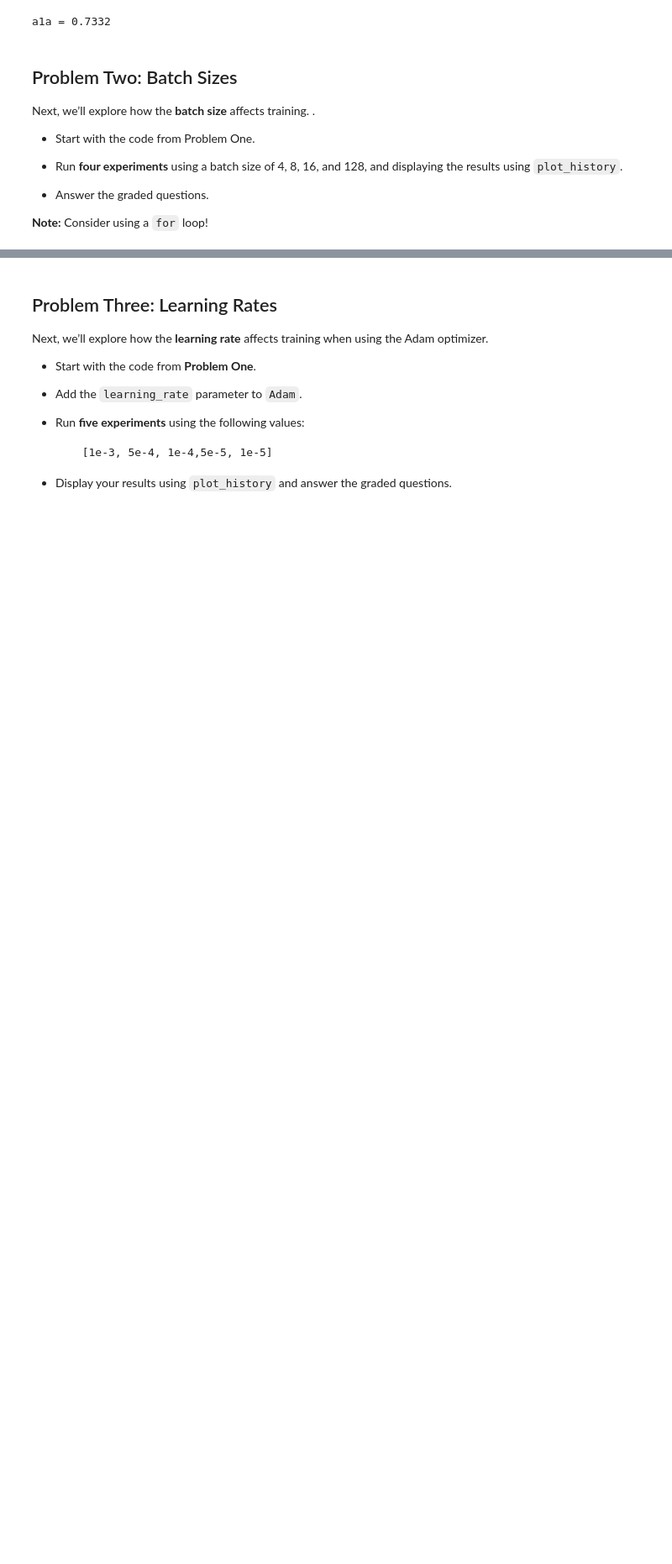
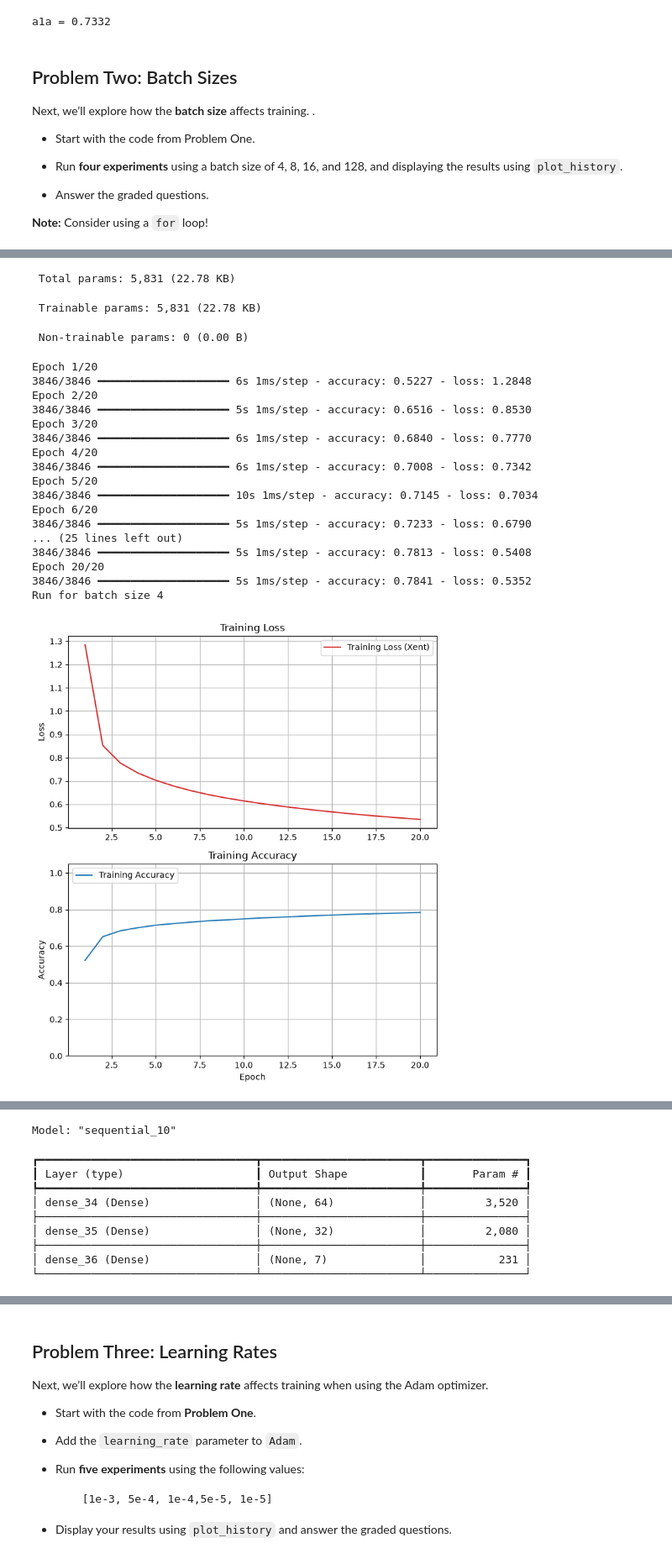
Before and after one commit to AL-Holmes/DX703-Assignments, a Jupyter notebook: Homework_02.ipynb, the cells around one changed output, grey strips where cells are left out. Shown at 84% size. Cells and saved outputs as stored; diff of their text form; code cells hidden in the pictures; blank space fills up the shorter version.

```diff
--- a/Homework_02.ipynb
+++ b/Homework_02.ipynb
@@ -237,4 +237,35 @@ Next, we’ll explore how the **batch size** affects training. .
 
 **Note:** Consider using a `for` loop!
 # %%
-# Your code here
+# Four batches of size 4, 8, 16, 128
+batch_sizes = [4,8,16,128]
+accuracy_hist = []
+
+for batch in batch_sizes:
+    epochs = 20
+    batch_size = batch
+    optimizer = Adam(learning_rate=0.0001)
+
+    model_base = Sequential(
+    [
+       Input(shape=(X_train.shape[1],)),     # Explicit input layer
+       Dense(64, activation="relu"),
+       Dense(32, activation="relu"),
+       Dense(len(classes), activation="softmax")
+    ]
+)
+
+    model_base.summary()
+
+    model_base.compile(optimizer=optimizer, loss='sparse_categorical_crossentropy',metrics=['accuracy'])
+
+    regression_history = model_base.fit(X_train_scaled,
+                                            y_train,
+                                            epochs  = epochs,     # Specify the number of iterations of training
+                                            batch_size=batch_size,
+                                            verbose = 1             # run silently
+                                            )
+    print(f"Run for batch size {batch}")
+    accuracy_hist.append(regression_history.history['accuracy'][-1] )
+    plot_history(regression_history)
+# %% [output]
@@ -240,0 +282,21 @@ Next, we’ll explore how the **batch size** affects training. .
+ Total params: 5,831 (22.78 KB)
+ Trainable params: 5,831 (22.78 KB)
+ Non-trainable params: 0 (0.00 B)
+Epoch 1/20
+3846/3846 ━━━━━━━━━━━━━━━━━━━━ 6s 1ms/step - accuracy: 0.5227 - loss: 1.2848
+Epoch 2/20
+3846/3846 ━━━━━━━━━━━━━━━━━━━━ 5s 1ms/step - accuracy: 0.6516 - loss: 0.8530
+Epoch 3/20
+3846/3846 ━━━━━━━━━━━━━━━━━━━━ 6s 1ms/step - accuracy: 0.6840 - loss: 0.7770
+Epoch 4/20
+3846/3846 ━━━━━━━━━━━━━━━━━━━━ 6s 1ms/step - accuracy: 0.7008 - loss: 0.7342
+Epoch 5/20
+3846/3846 ━━━━━━━━━━━━━━━━━━━━ 10s 1ms/step - accuracy: 0.7145 - loss: 0.7034
+Epoch 6/20
+3846/3846 ━━━━━━━━━━━━━━━━━━━━ 5s 1ms/step - accuracy: 0.7233 - loss: 0.6790
+... (25 lines left out)
+3846/3846 ━━━━━━━━━━━━━━━━━━━━ 5s 1ms/step - accuracy: 0.7813 - loss: 0.5408
+Epoch 20/20
+3846/3846 ━━━━━━━━━━━━━━━━━━━━ 5s 1ms/step - accuracy: 0.7841 - loss: 0.5352
+Run for batch size 4
+[figure, added]
@@ -240,0 +305,10 @@ Next, we’ll explore how the **batch size** affects training. .
+Model: "sequential_10"
+┏━━━━━━━━━━━━━━━━━━━━━━━━━━━━━━━━━┳━━━━━━━━━━━━━━━━━━━━━━━━┳━━━━━━━━━━━━━━━┓
+┃ Layer (type)                    ┃ Output Shape           ┃       Param # ┃
+┡━━━━━━━━━━━━━━━━━━━━━━━━━━━━━━━━━╇━━━━━━━━━━━━━━━━━━━━━━━━╇━━━━━━━━━━━━━━━┩
+│ dense_34 (Dense)                │ (None, 64)             │         3,520 │
+├─────────────────────────────────┼────────────────────────┼───────────────┤
+│ dense_35 (Dense)                │ (None, 32)             │         2,080 │
+├─────────────────────────────────┼────────────────────────┼───────────────┤
+│ dense_36 (Dense)                │ (None, 7)              │           231 │
+└─────────────────────────────────┴────────────────────────┴───────────────┘
```
Also changed, not shown: parts of 16 cells of this notebook.
